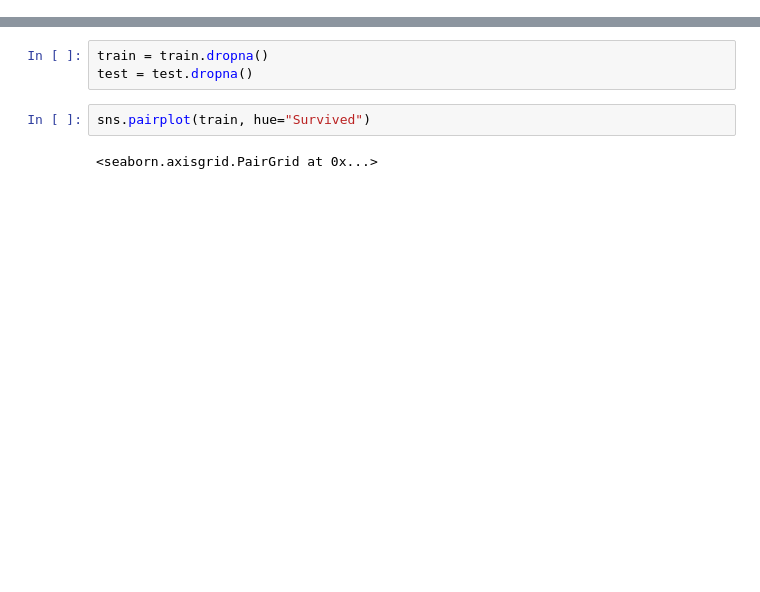
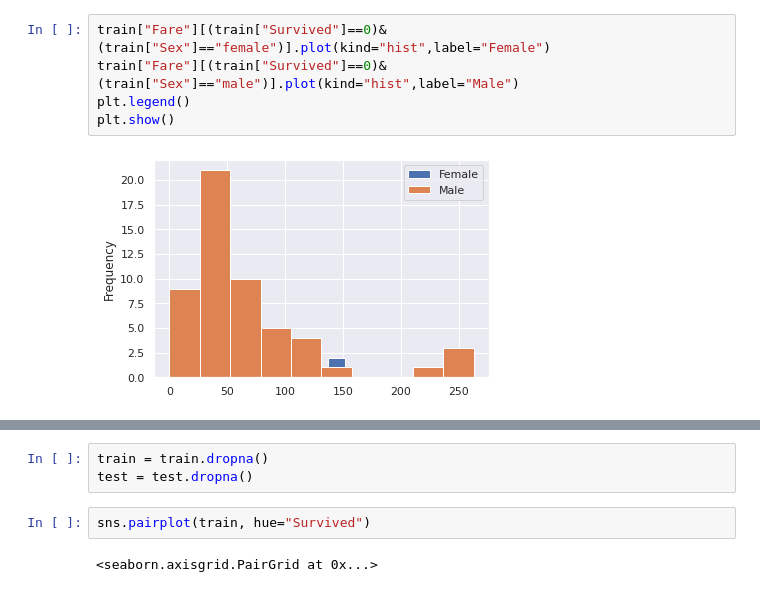
Before and after one commit to HerbertMariano/kaggle-dojo, a Jupyter notebook: titanic.ipynb, the cells around one changed output, grey strips where cells are left out. Drawn from its saved outputs; the diff is of its cells as text; blank space fills up the shorter version.

```diff
--- a/titanic.ipynb
+++ b/titanic.ipynb
@@ -9,0 +33,7 @@ test = pd.read_csv("test.csv")
+# %%
+train["Fare"][(train["Survived"]==0)&(train["Sex"]=="female")].plot(kind="hist",label="Female")
+train["Fare"][(train["Survived"]==0)&(train["Sex"]=="male")].plot(kind="hist",label="Male")
+plt.legend()
+plt.show()
+# %% [output]
+[figure, added]
```
Also changed, not shown: parts of 12 cells of this notebook.
